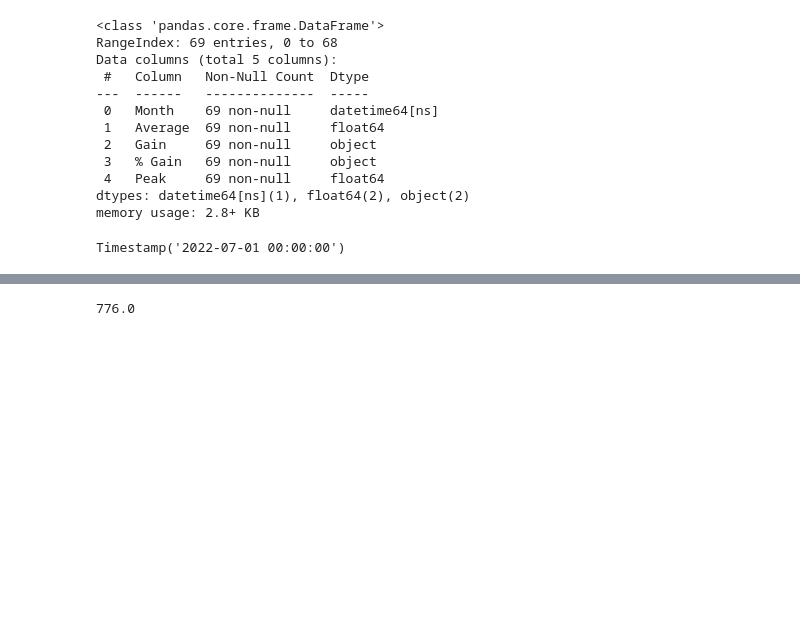
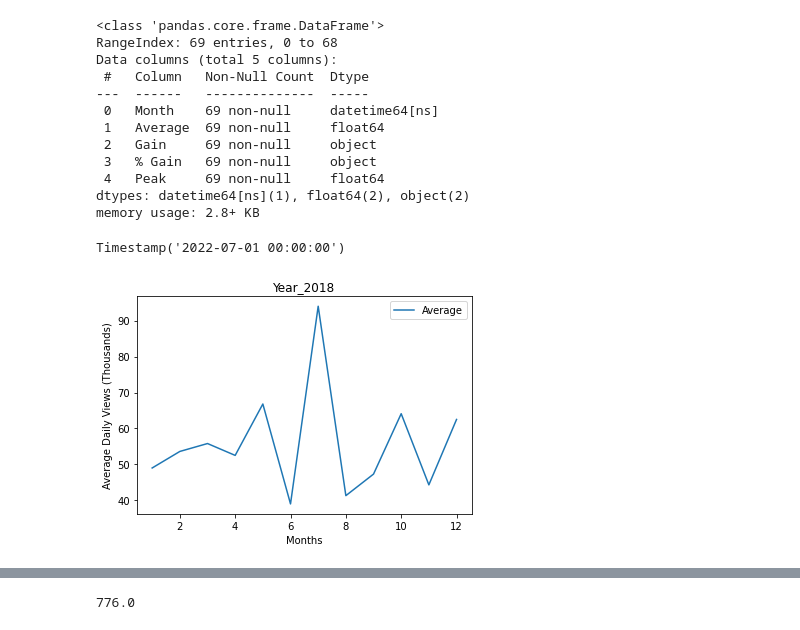
Before and after one commit to rgthomps/Predicting-Success-on-Youtube, a Jupyter notebook: Untitled.ipynb, the cells around one changed output, grey strips where cells are left out. Saved outputs shown, nothing was run; the diff lists cells and outputs as text; code cells hidden in the pictures; blank space fills up the shorter version.

```diff
--- a/Untitled.ipynb
+++ b/Untitled.ipynb
@@ -126,3 +127,13 @@ twitch_viewers['Year'] = pd.DatetimeIndex(twitch_viewers['Month']).year
 twitch_viewers = twitch_viewers.loc[twitch_viewers['Year'] != 2022]
 # %%
 year_2021 = twitch_viewers.loc[twitch_viewers['Year'] == 2021]
+# %%
+year_2018 = twitch_viewers.loc[twitch_viewers['Year'] == 2018]
+
+ax = year_2018.plot.line(x='Months', y='Average',rot=0)
+ax.set_title('Year_2018')
+ax.set_xlabel("Months")
+ax.set_ylabel("Average Daily Views (Thousands)")
+plt.savefig('Images')
+# %% [output]
+[figure, added]
```
Also changed, not shown: parts of 33 cells of this notebook, 3 other files.
